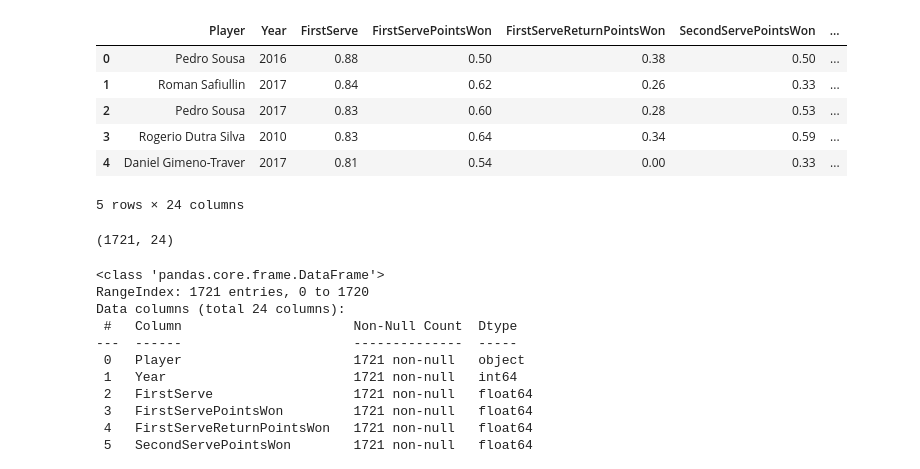
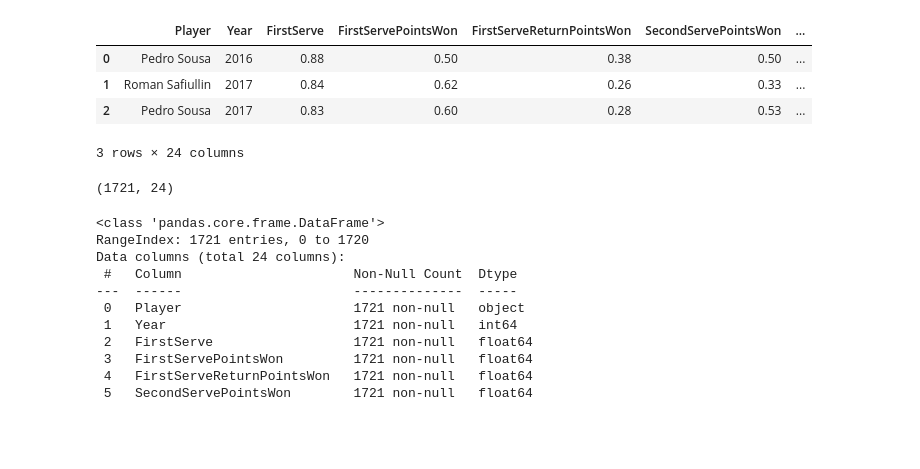
Before and after one commit to LiZoMark841619/Balazs1982, a Jupyter notebook: Playground/Practice_pro/ML/Tennis/script.ipynb, the cells around one changed output. Saved outputs shown, nothing was run; the diff lists cells and outputs as text; code cells hidden in the pictures; blank space fills up the shorter version.

```diff
--- a/Playground/Practice_pro/ML/Tennis/script.ipynb
+++ b/Playground/Practice_pro/ML/Tennis/script.ipynb
@@ -11,15 +11,13 @@ df = pd.DataFrame(data)
 # %%
 # perform exploratory analysis here:
 # %%
-df.head()
+df.head(3)
 # %% [output]
 |  | Player | Year | FirstServe | FirstServePointsWon | FirstServeReturnPointsWon | SecondServePointsWon | ... |
 | 0 | Pedro Sousa | 2016 | 0.88 | 0.50 | 0.38 | 0.50 | ... |
 | 1 | Roman Safiullin | 2017 | 0.84 | 0.62 | 0.26 | 0.33 | ... |
 | 2 | Pedro Sousa | 2017 | 0.83 | 0.60 | 0.28 | 0.53 | ... |
-| 3 | Rogerio Dutra Silva | 2010 | 0.83 | 0.64 | 0.34 | 0.59 | ... |
-| 4 | Daniel Gimeno-Traver | 2017 | 0.81 | 0.54 | 0.00 | 0.33 | ... |
-5 rows × 24 columns
+3 rows × 24 columns
 # %%
 df.shape
 # %% [output]
```
Also changed, not shown: parts of 2 cells of this notebook.
